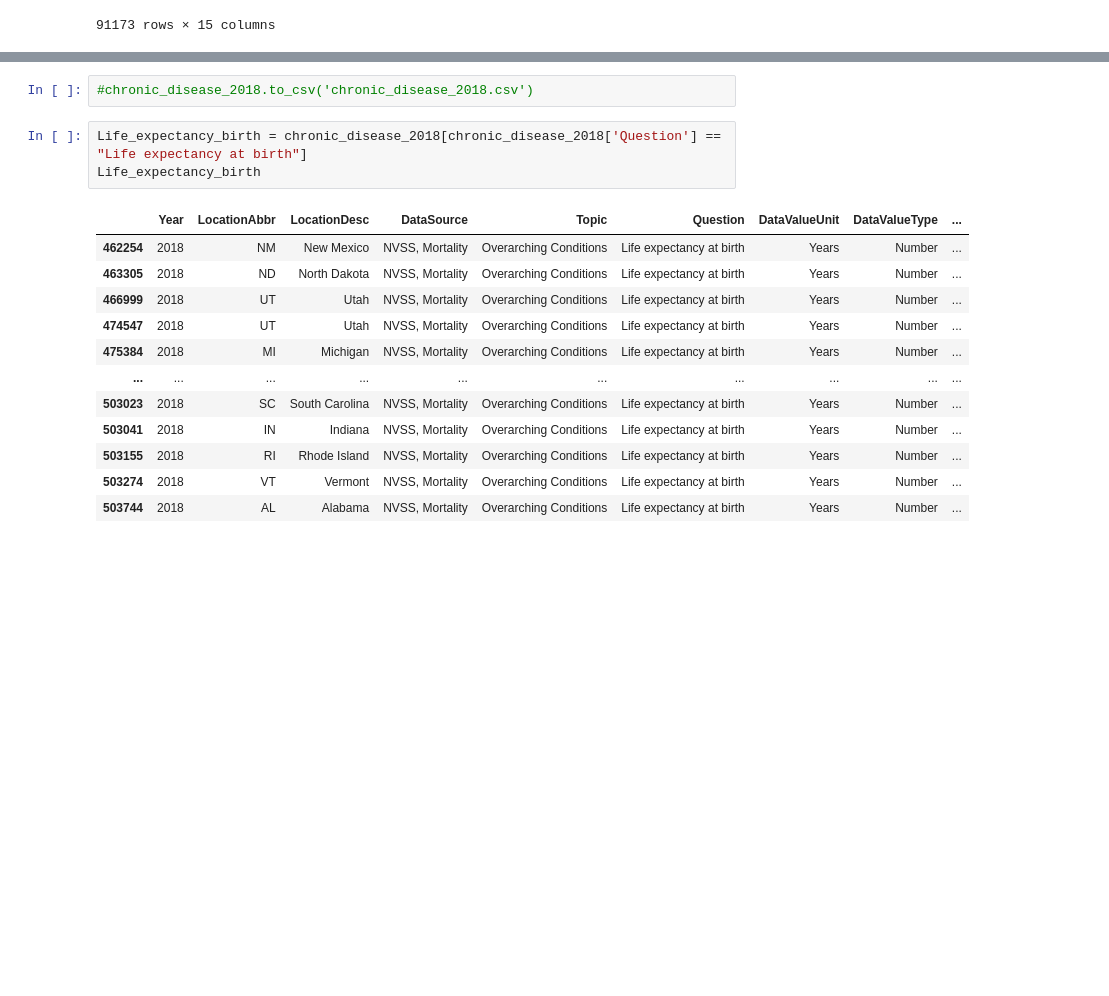
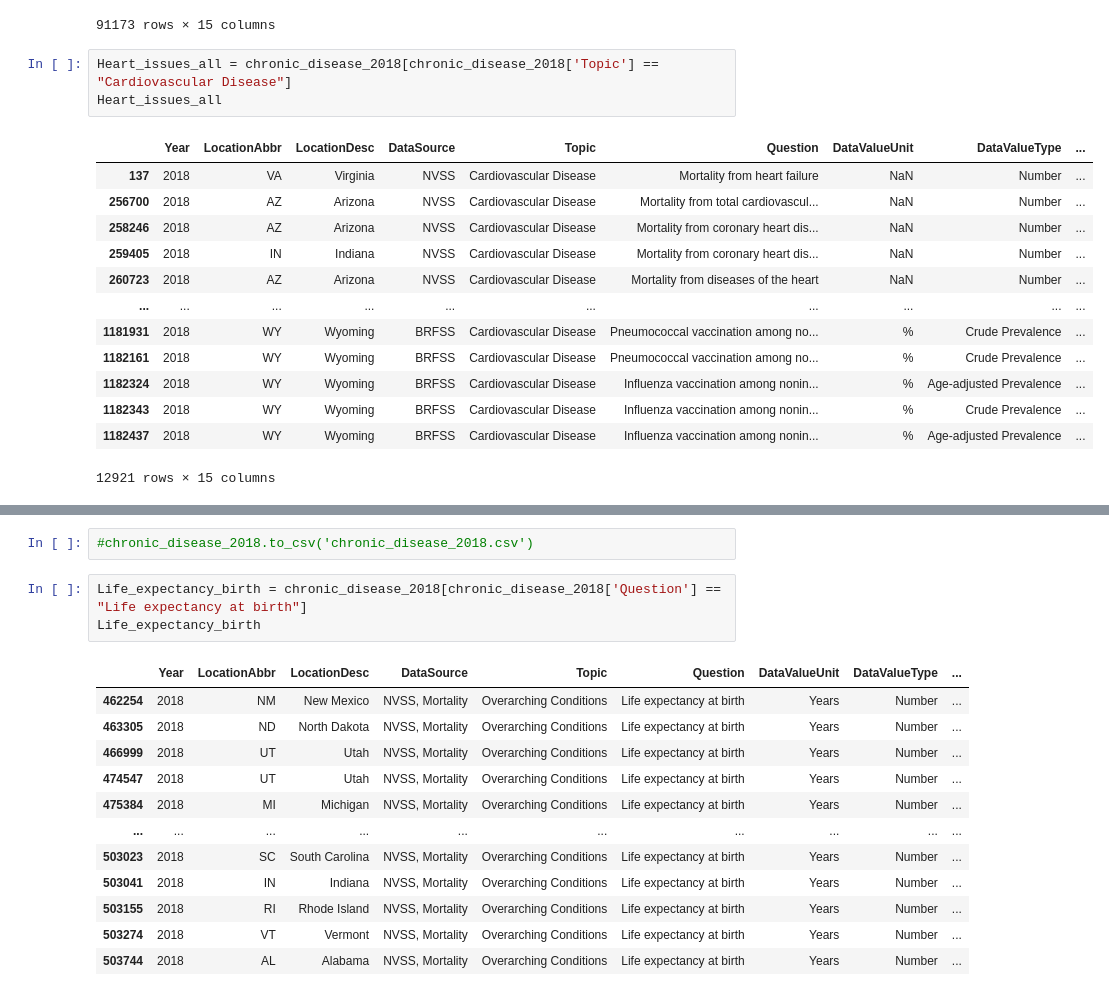
Before and after one commit to HaylieCannon/nss-capstone, a Jupyter notebook: notebook/health_trends.ipynb, the cells around one changed output, grey strips where cells are left out. Drawn from its saved outputs; the diff is of its cells as text; blank space fills up the shorter version.

```diff
--- a/notebook/health_trends.ipynb
+++ b/notebook/health_trends.ipynb
@@ -261,3 +261,20 @@ chronic_disease_2018
 | 1185661 | 2018 | WY | Wyoming | BRFSS | Tobacco | Quit attempts in the past year am... | % | Crude Prevalence | ... |
 | 1185663 | 2018 | WY | Wyoming | BRFSS | Tobacco | Current smokeless tobacco use amo... | % | Crude Prevalence | ... |
 91173 rows × 15 columns
+# %%
+Heart_issues_all = chronic_disease_2018[chronic_disease_2018['Topic'] == "Cardiovascular Disease"]
+Heart_issues_all
+# %% [output]
+|  | Year | LocationAbbr | LocationDesc | DataSource | Topic | Question | DataValueUnit | DataValueType | ... |
+| 137 | 2018 | VA | Virginia | NVSS | Cardiovascular Disease | Mortality from heart failure | NaN | Number | ... |
+| 256700 | 2018 | AZ | Arizona | NVSS | Cardiovascular Disease | Mortality from total cardiovascul... | NaN | Number | ... |
+| 258246 | 2018 | AZ | Arizona | NVSS | Cardiovascular Disease | Mortality from coronary heart dis... | NaN | Number | ... |
+| 259405 | 2018 | IN | Indiana | NVSS | Cardiovascular Disease | Mortality from coronary heart dis... | NaN | Number | ... |
+| 260723 | 2018 | AZ | Arizona | NVSS | Cardiovascular Disease | Mortality from diseases of the heart | NaN | Number | ... |
+| ... | ... | ... | ... | ... | ... | ... | ... | ... | ... |
+| 1181931 | 2018 | WY | Wyoming | BRFSS | Cardiovascular Disease | Pneumococcal vaccination among no... | % | Crude Prevalence | ... |
+| 1182161 | 2018 | WY | Wyoming | BRFSS | Cardiovascular Disease | Pneumococcal vaccination among no... | % | Crude Prevalence | ... |
+| 1182324 | 2018 | WY | Wyoming | BRFSS | Cardiovascular Disease | Influenza vaccination among nonin... | % | Age-adjusted Prevalence | ... |
+| 1182343 | 2018 | WY | Wyoming | BRFSS | Cardiovascular Disease | Influenza vaccination among nonin... | % | Crude Prevalence | ... |
+| 1182437 | 2018 | WY | Wyoming | BRFSS | Cardiovascular Disease | Influenza vaccination among nonin... | % | Age-adjusted Prevalence | ... |
+12921 rows × 15 columns
```
Also changed, not shown: parts of 5 cells of this notebook.
